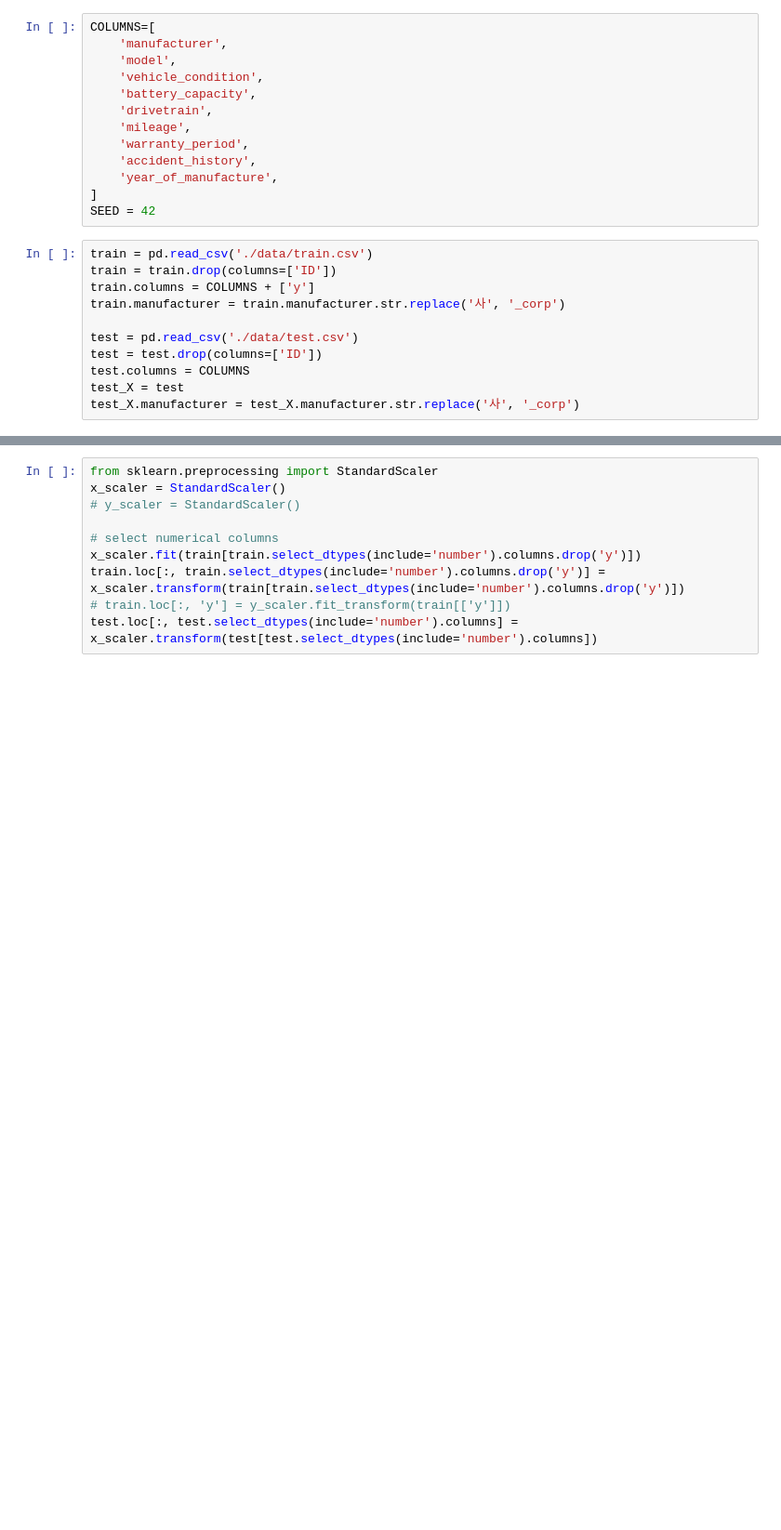
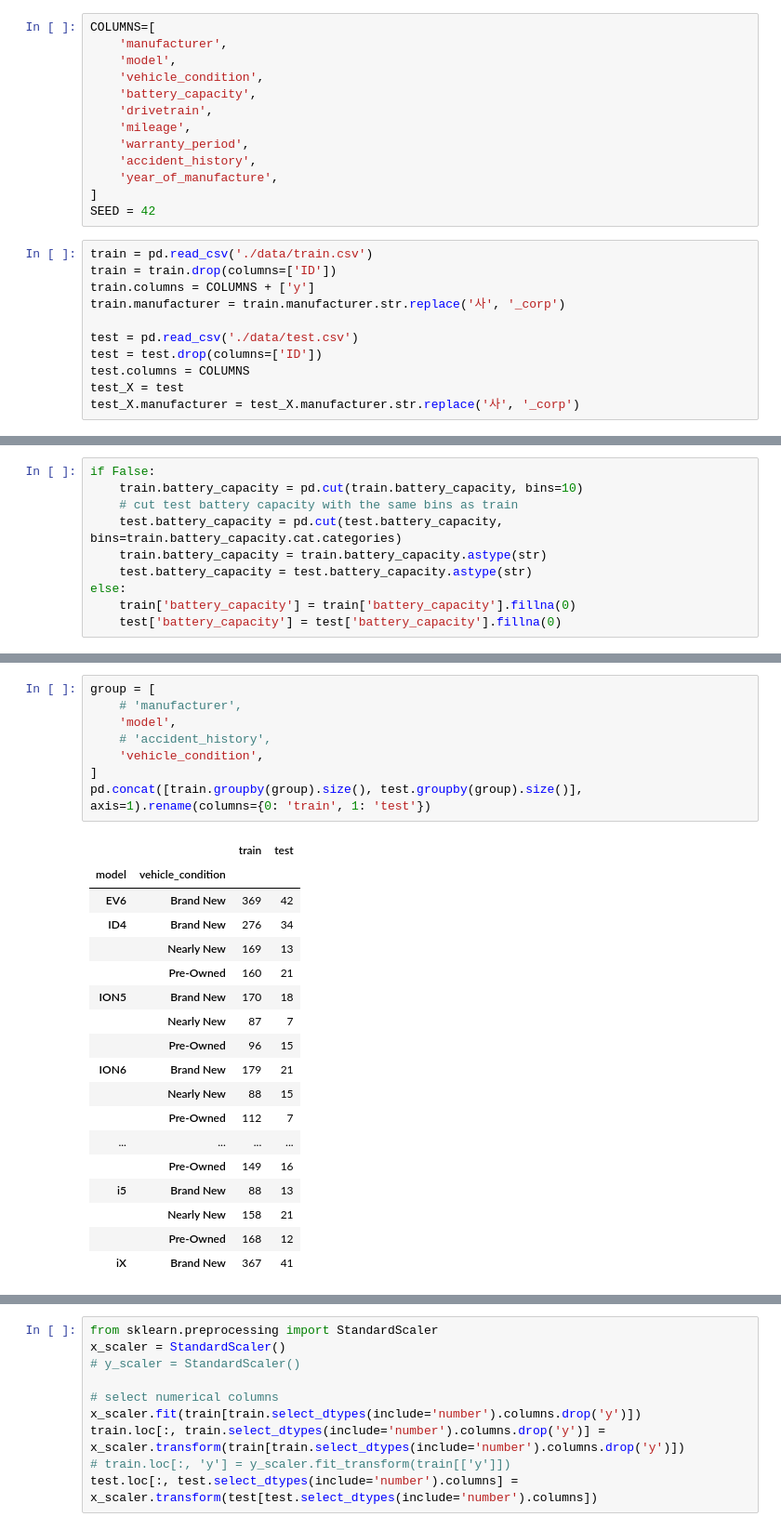
Before and after one commit to pakchu/ev-price-prediction, a Jupyter notebook: current best.ipynb, the cells around one changed output, grey strips where cells are left out. Shown: that part at 93% size. Drawn from its saved outputs; the diff is of its cells as text; blank space fills up the shorter version.

```diff
--- a/current best.ipynb
+++ b/current best.ipynb
@@ -57,0 +55,10 @@ test['battery_capacity'] = test['battery_capacity'].fillna(0)
+# %%
+if False:
+    train.battery_capacity = pd.cut(train.battery_capacity, bins=10)
+    # cut test battery capacity with the same bins as train
+    test.battery_capacity = pd.cut(test.battery_capacity, bins=train.battery_capacity.cat.categories)
+    train.battery_capacity = train.battery_capacity.astype(str)
+    test.battery_capacity = test.battery_capacity.astype(str)
+else:
+    train['battery_capacity'] = train['battery_capacity'].fillna(0)
+    test['battery_capacity'] = test['battery_capacity'].fillna(0)
@@ -57,0 +79,27 @@ test['battery_capacity'] = test['battery_capacity'].fillna(0)
+# %%
+group = [
+    # 'manufacturer',
+    'model',
+    # 'accident_history',
+    'vehicle_condition',
+]
+pd.concat([train.groupby(group).size(), test.groupby(group).size()], axis=1).rename(columns={0: 'train', 1: 'test'})
+# %% [output]
+|  |  | train | test |
+| model | vehicle_condition |  |  |
+| EV6 | Brand New | 369 | 42 |
+| ID4 | Brand New | 276 | 34 |
+|  | Nearly New | 169 | 13 |
+|  | Pre-Owned | 160 | 21 |
+| ION5 | Brand New | 170 | 18 |
+|  | Nearly New | 87 | 7 |
+|  | Pre-Owned | 96 | 15 |
+| ION6 | Brand New | 179 | 21 |
+|  | Nearly New | 88 | 15 |
+|  | Pre-Owned | 112 | 7 |
+| ... | ... | ... | ... |
+|  | Pre-Owned | 149 | 16 |
+| i5 | Brand New | 88 | 13 |
+|  | Nearly New | 158 | 21 |
+|  | Pre-Owned | 168 | 12 |
+| iX | Brand New | 367 | 41 |
```
Also changed, not shown: parts of 14 cells of this notebook, 6 other files.
